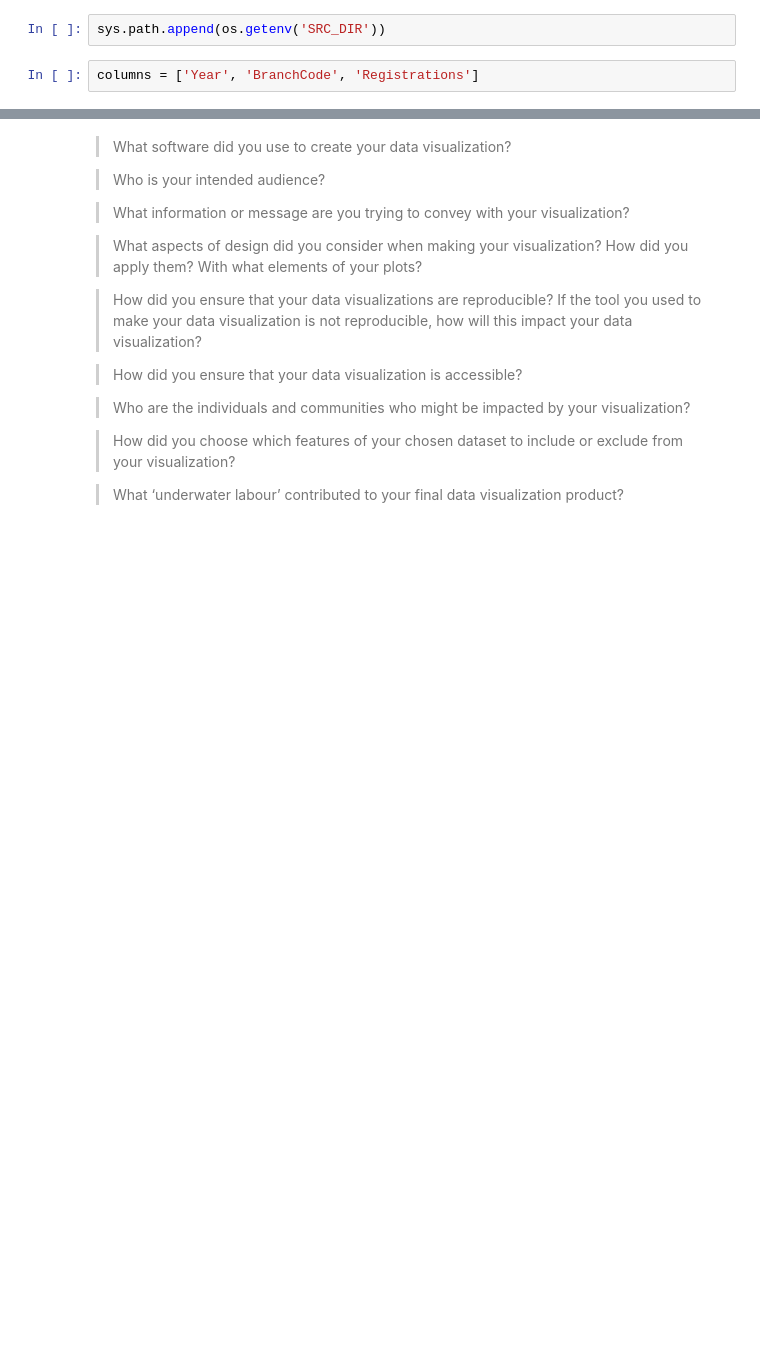
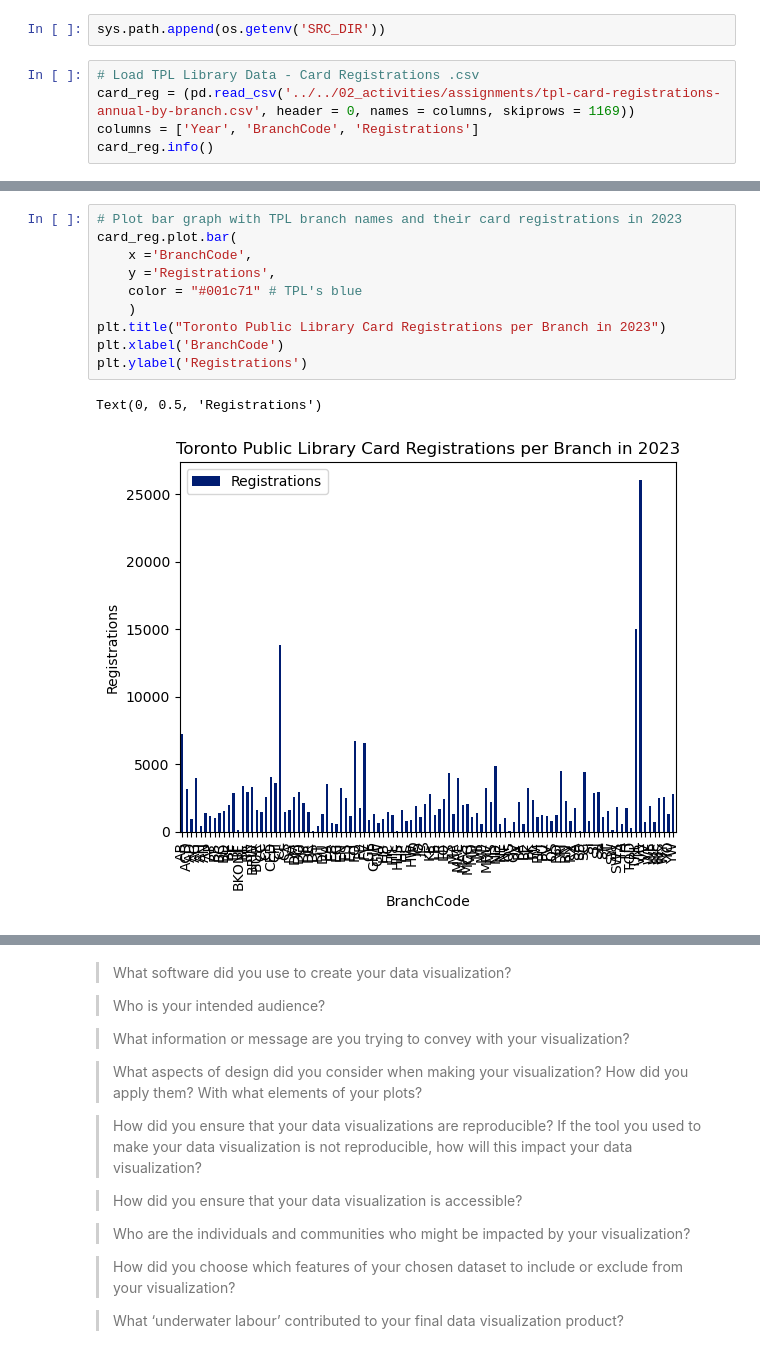
Before and after one commit to andreaholstein/visualization, a Jupyter notebook: 02_activities/assignments/Assignment3_Viz.ipynb, the cells around one changed output, grey strips where cells are left out. Cells and saved outputs as stored; diff of their text form; blank space fills up the shorter version.

Commit message:
Create First Graph - TPL Card Reg by Branch

```diff
--- a/02_activities/assignments/Assignment3_Viz.ipynb
+++ b/02_activities/assignments/Assignment3_Viz.ipynb
@@ -10,4 +16,7 @@ import sys
 # %%
 sys.path.append(os.getenv('SRC_DIR'))
 # %%
+# Load TPL Library Data - Card Registrations .csv
+card_reg = (pd.read_csv('../../02_activities/assignments/tpl-card-registrations-annual-by-branch.csv', header = 0, names = columns, skiprows = 1169))
 columns = ['Year', 'BranchCode', 'Registrations']
+card_reg.info()
@@ -13,0 +51,13 @@ columns = ['Year', 'BranchCode', 'Registrations']
+# %%
+# Plot bar graph with TPL branch names and their card registrations in 2023
+card_reg.plot.bar(
+    x ='BranchCode',
+    y ='Registrations',
+    color = "#001c71" # TPL's blue
+    )
+plt.title("Toronto Public Library Card Registrations per Branch in 2023")
+plt.xlabel('BranchCode')
+plt.ylabel('Registrations')
+# %% [output]
+Text(0, 0.5, 'Registrations')
+[figure, added]
```
Also changed, not shown: parts of 4 cells of this notebook.
